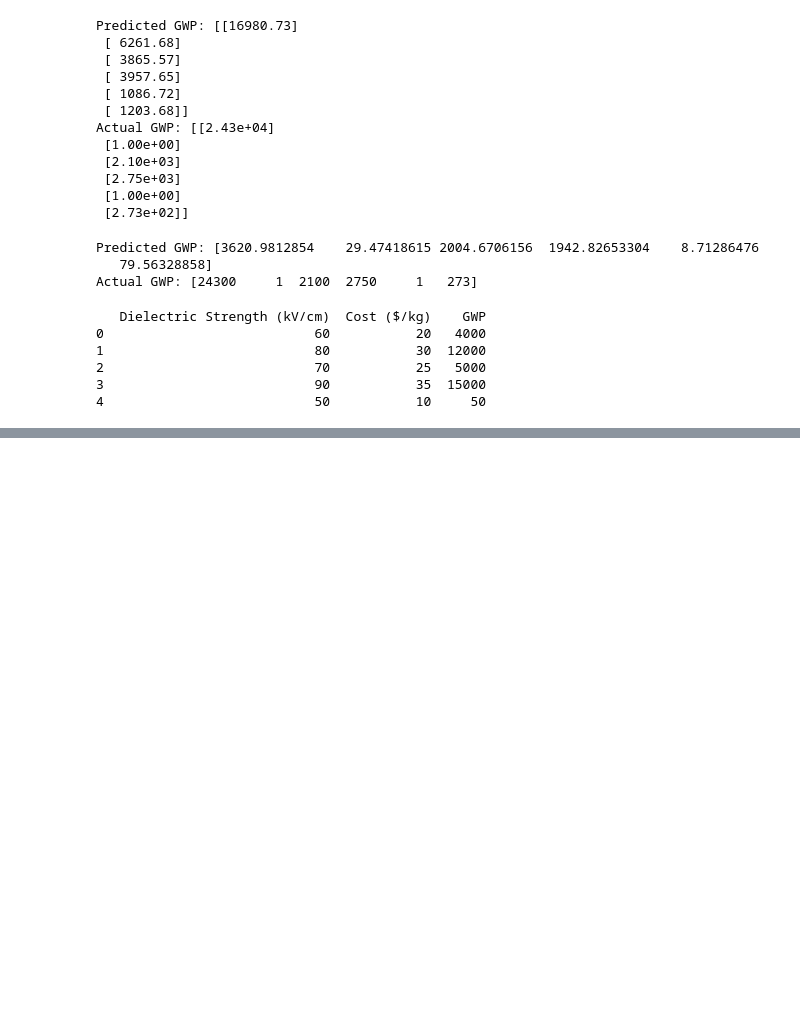
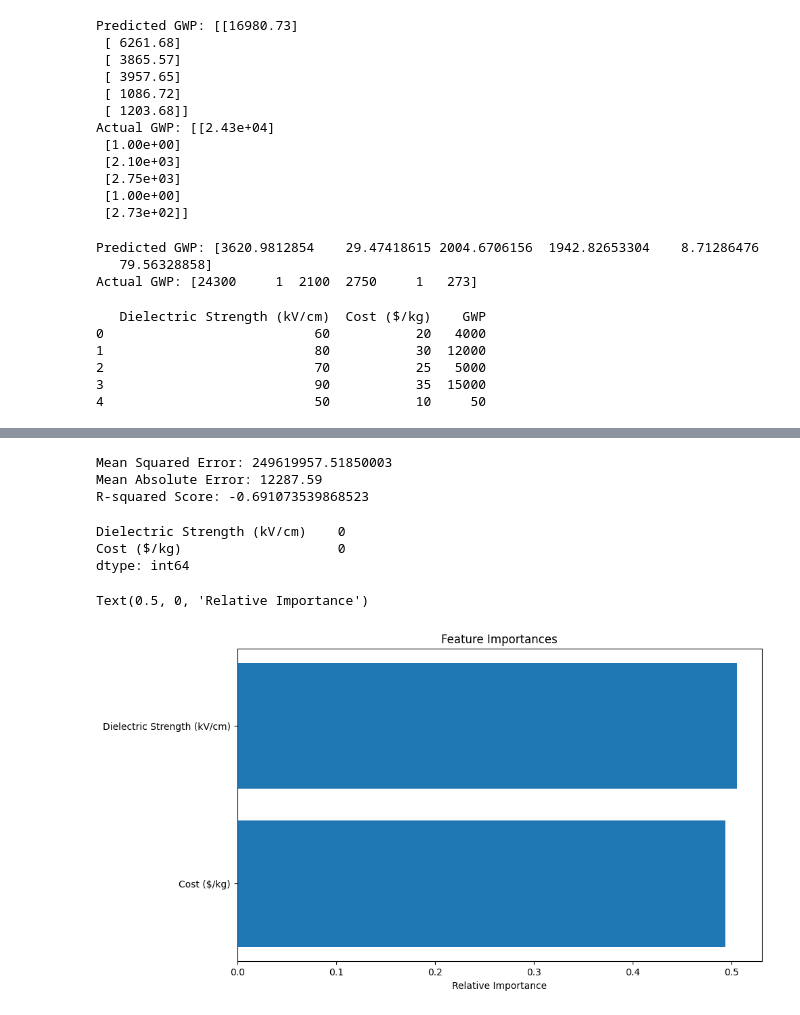
Before and after one commit to saatvik-prj/sf6-alts-rsrch, a Jupyter notebook: SF6Project.ipynb, the cells around one changed output, grey strips where cells are left out. Drawn from its saved outputs; the diff is of its cells as text; code cells hidden in the pictures; blank space fills up the shorter version.

Commit message:
Calculating Errors and identifying casuing factors SF6Project

```diff
--- a/SF6Project.ipynb
+++ b/SF6Project.ipynb
@@ -760,0 +885,9 @@ print(data)
+# %%
+try:
+    # Adjust column names based on your dataset
+    X = data[["Dielectric Strength (kV/cm)", "Cost ($/kg)"]]
+    y = data["GWP"]
+    print("Features (X):", X.head())
+    print("Target (y):", y.head())
+except KeyError as e:
+    print(f"Error: Column not found - {e}")
@@ -760,0 +907,7 @@ print(data)
+# %%
+from sklearn.model_selection import train_test_split
+
+X_train, X_test, y_train, y_test = train_test_split(X, y, test_size=0.2, random_state=42)
+
+print("Training set size:", X_train.shape)
+print("Testing set size:", X_test.shape)
@@ -760,0 +944,54 @@ print(data)
+# %%
+from sklearn.metrics import mean_squared_error, mean_absolute_error, r2_score
+
+# Make predictions on the test set
+predictions = best_model.predict(X_test)
+
+# Calculate evaluation metrics
+mse = mean_squared_error(y_test, predictions)
+mae = mean_absolute_error(y_test, predictions)
+r2 = r2_score(y_test, predictions)
+
+print(f"Mean Squared Error: {mse}")
+print(f"Mean Absolute Error: {mae}")
+print(f"R-squared Score: {r2}")
+# %% [output]
+Mean Squared Error: 249619957.51850003
+Mean Absolute Error: 12287.59
+R-squared Score: -0.691073539868523
+# %%
+import numpy as np
+import pandas as pd
+
+# Check for missing values
+print(X_train.isnull().sum())
+
+# Fill missing values with the median (or mean, depending on the feature type)
+X_train.fillna(X_train.median(), inplace=True)
+X_test.fillna(X_test.median(), inplace=True)
+
+# Check for outliers (you can choose specific methods like IQR or Z-score for detailed handling)
+# Example: Remove outliers using Z-score method
+from scipy.stats import zscore
+
+z_scores = np.abs(zscore(X_train))
+X_train = X_train[(z_scores < 3).all(axis=1)]
+y_train = y_train[X_train.index]
+
+z_scores_test = np.abs(zscore(X_test))
+X_test = X_test[(z_scores_test < 3).all(axis=1)]
+y_test = y_test[X_test.index]
+# %% [output]
+Dielectric Strength (kV/cm)    0
+Cost ($/kg)                    0
+dtype: int64
+# %%
+# Save the feature importance plot to a file
+plt.figure(figsize=(10, 6))
+plt.title("Feature Importances")
+plt.barh(range(X_train.shape[1]), feature_importances[indices], align="center")
+plt.yticks(range(X_train.shape[1]), [X_train.columns[i] for i in indices])
+plt.xlabel("Relative Importance")
+# %% [output]
+Text(0.5, 0, 'Relative Importance')
+[figure, added]
```
Also changed, not shown: parts of 10 cells of this notebook.
